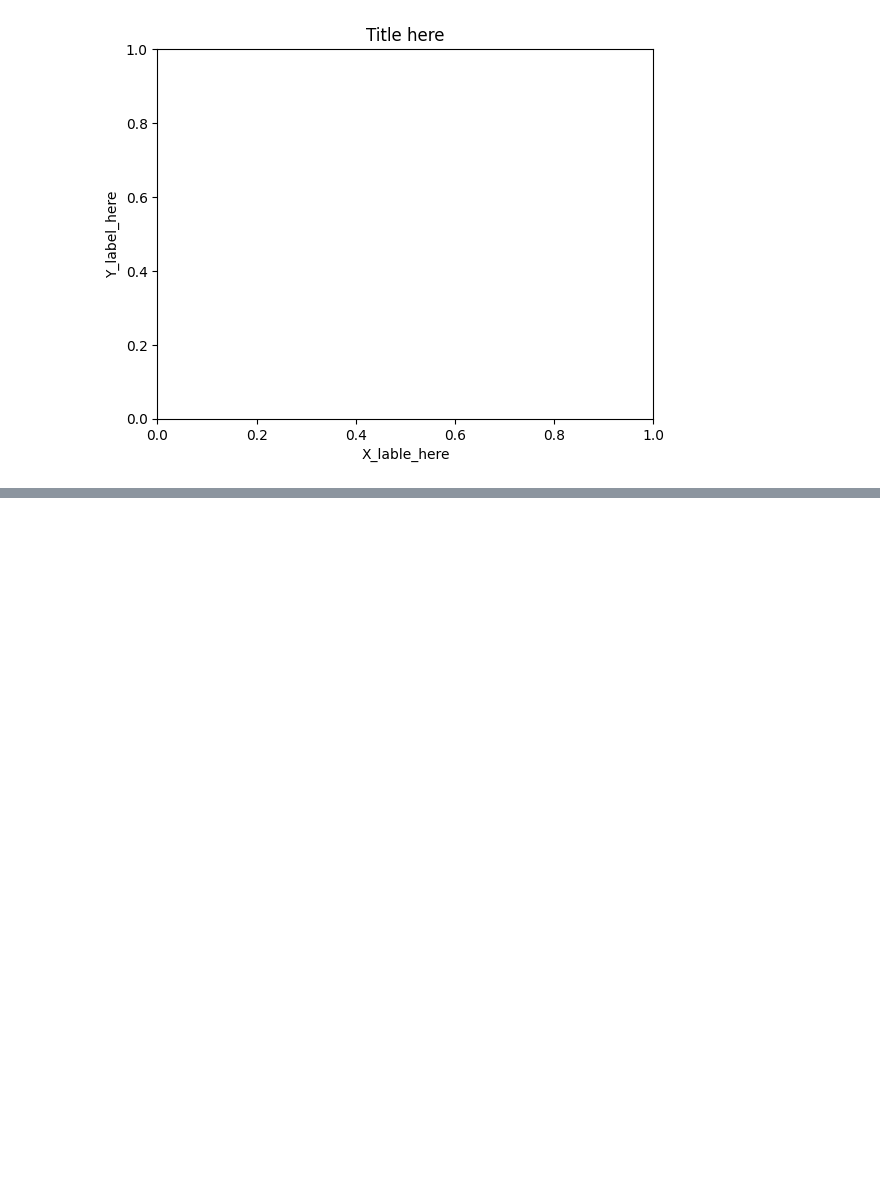
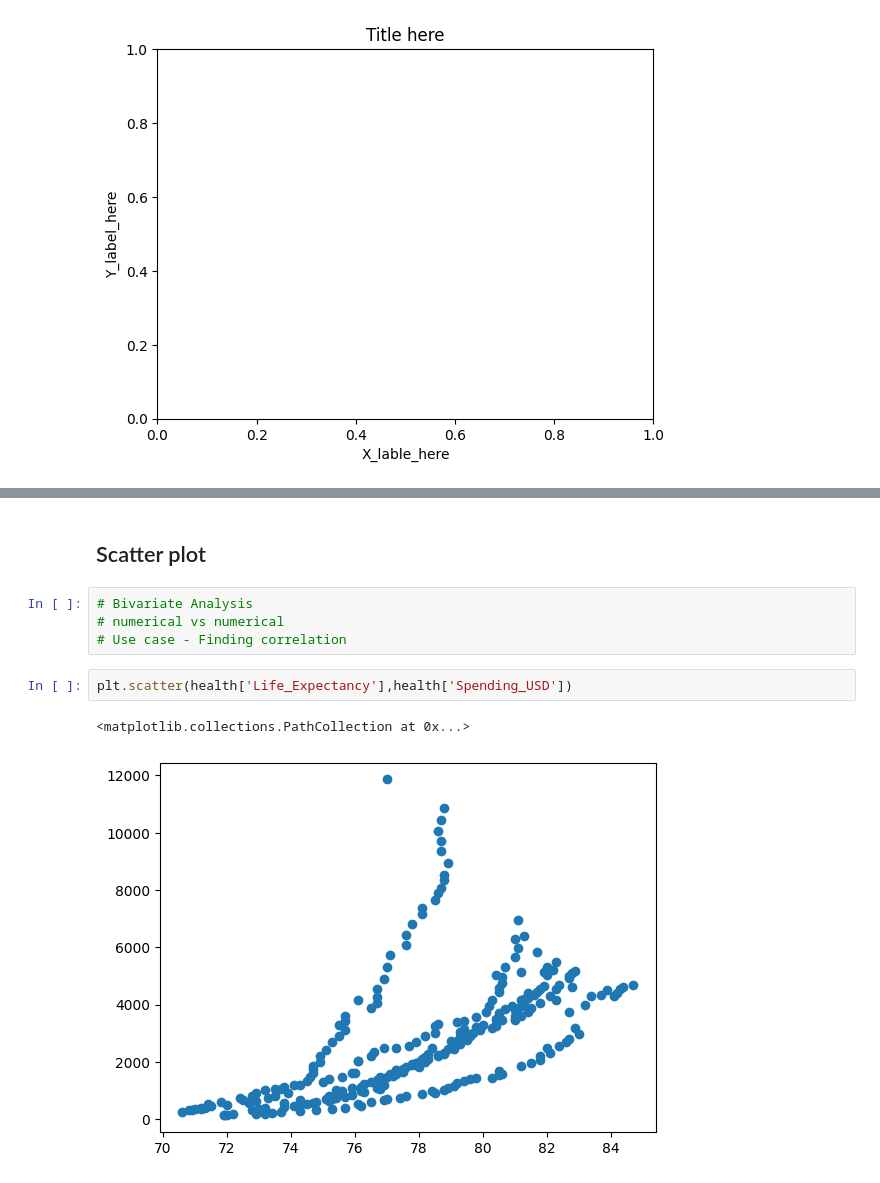
Before and after one commit to 00Bhuwan/module1-uba, a Jupyter notebook: module4/_41_matploy.ipynb, the cells around one changed output, grey strips where cells are left out. Cells and saved outputs as stored; diff of their text form; blank space fills up the shorter version.

```diff
--- a/module4/_41_matploy.ipynb
+++ b/module4/_41_matploy.ipynb
@@ -133,3 +137,14 @@ plt.grid()
 plt.show()
 # %% [output]
 [figure]
+# %% [markdown]
+## Scatter plot
+# %%
+# Bivariate Analysis
+# numerical vs numerical
+# Use case - Finding correlation
+# %%
+plt.scatter(health['Life_Expectancy'],health['Spending_USD'])
+# %% [output]
+<matplotlib.collections.PathCollection at 0x...>
+[figure, added]
```
Also changed, not shown: parts of 52 cells of this notebook, 1 other file.
